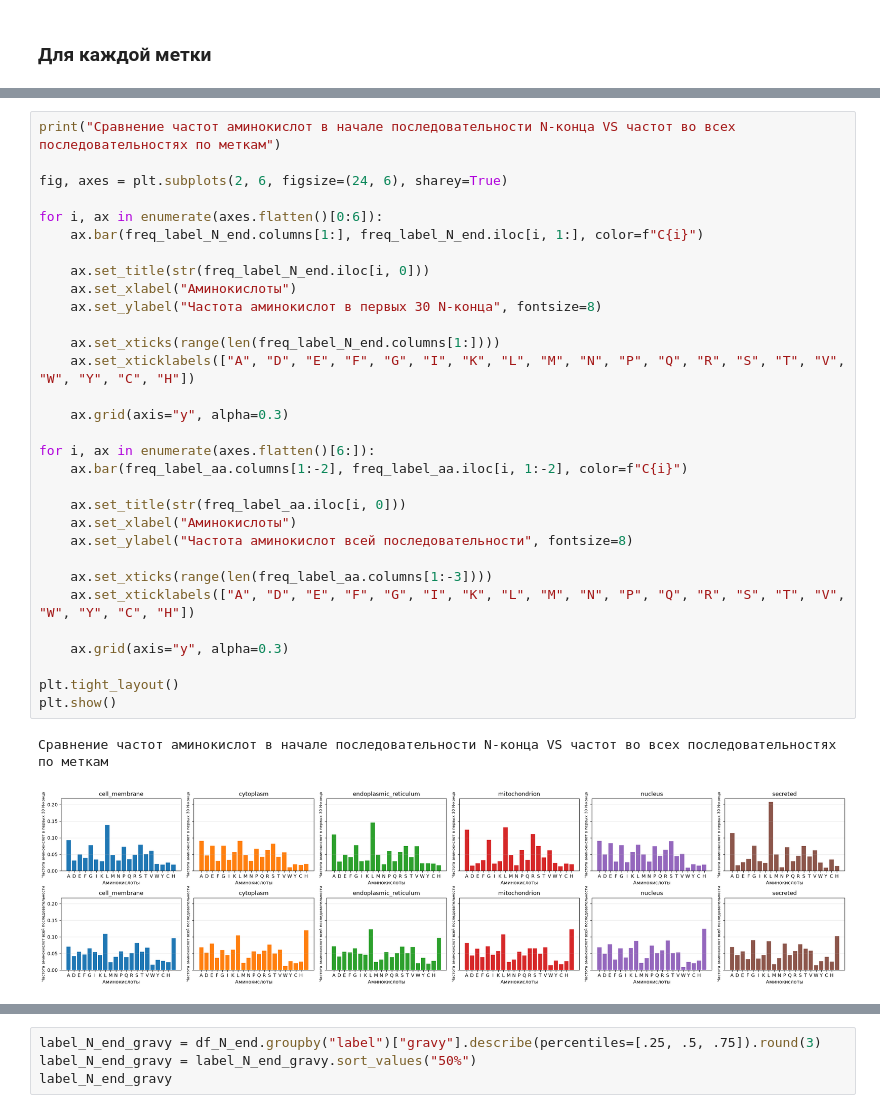
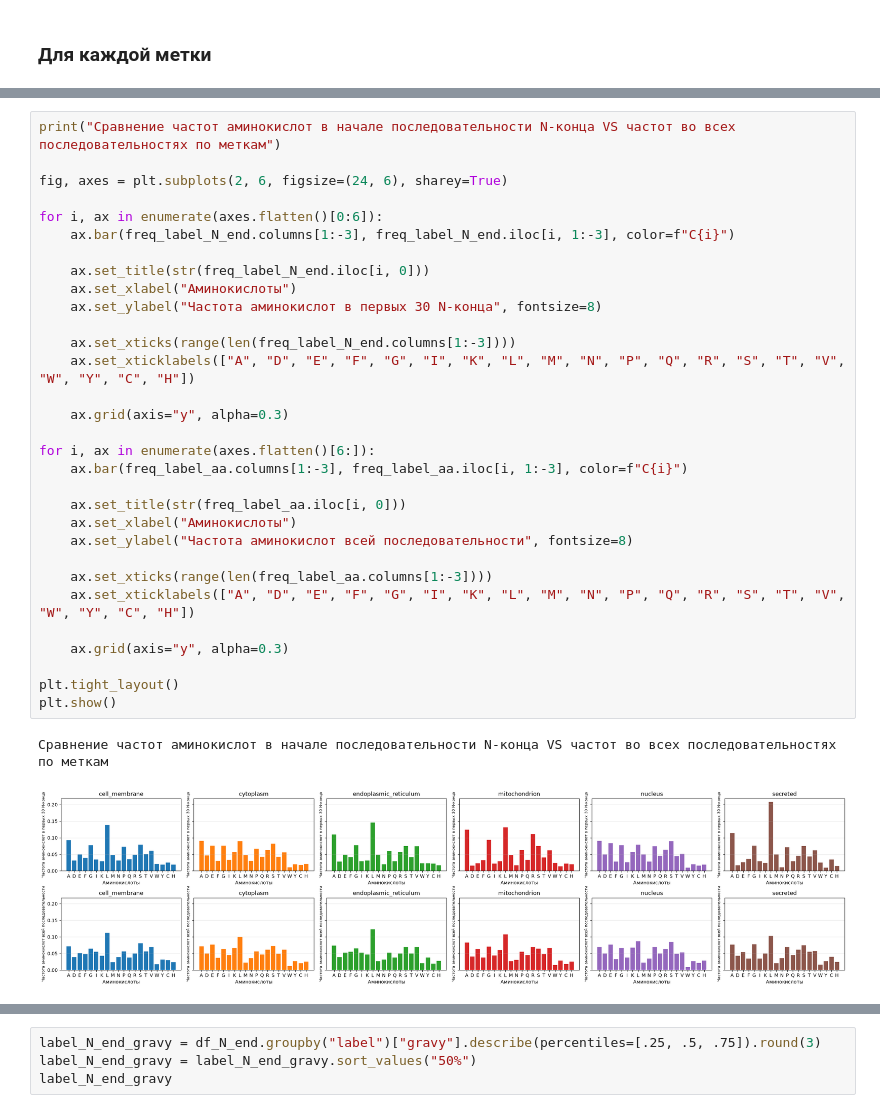
Before and after one commit to EnemyOfDeath7/protein-localization-project, a Jupyter notebook: notebooks/03_eda.ipynb, the cells around one changed output, grey strips where cells are left out. Saved outputs shown, nothing was run; the diff lists cells and outputs as text.

```diff
--- a/notebooks/03_eda.ipynb
+++ b/notebooks/03_eda.ipynb
@@ -672,35 +672,35 @@ freq_label_N_end
 # %%
 print("Сравнение частот аминокислот в начале последовательности N-конца VS частот во всех последовательностях по меткам")
 
 fig, axes = plt.subplots(2, 6, figsize=(24, 6), sharey=True)
 
 for i, ax in enumerate(axes.flatten()[0:6]):
-    ax.bar(freq_label_N_end.columns[1:], freq_label_N_end.iloc[i, 1:], color=f"C{i}")
+    ax.bar(freq_label_N_end.columns[1:-3], freq_label_N_end.iloc[i, 1:-3], color=f"C{i}")
 
     ax.set_title(str(freq_label_N_end.iloc[i, 0]))
     ax.set_xlabel("Аминокислоты")
     ax.set_ylabel("Частота аминокислот в первых 30 N-конца", fontsize=8)
 
-    ax.set_xticks(range(len(freq_label_N_end.columns[1:])))
+    ax.set_xticks(range(len(freq_label_N_end.columns[1:-3])))
     ax.set_xticklabels(["A", "D", "E", "F", "G", "I", "K", "L", "M", "N", "P", "Q", "R", "S", "T", "V", "W", "Y", "C", "H"])
 
     ax.grid(axis="y", alpha=0.3)
 
 for i, ax in enumerate(axes.flatten()[6:]):
-    ax.bar(freq_label_aa.columns[1:-2], freq_label_aa.iloc[i, 1:-2], color=f"C{i}")
+    ax.bar(freq_label_aa.columns[1:-3], freq_label_aa.iloc[i, 1:-3], color=f"C{i}")
 
     ax.set_title(str(freq_label_aa.iloc[i, 0]))
     ax.set_xlabel("Аминокислоты")
     ax.set_ylabel("Частота аминокислот всей последовательности", fontsize=8)
 
     ax.set_xticks(range(len(freq_label_aa.columns[1:-3])))
     ax.set_xticklabels(["A", "D", "E", "F", "G", "I", "K", "L", "M", "N", "P", "Q", "R", "S", "T", "V", "W", "Y", "C", "H"])
 
     ax.grid(axis="y", alpha=0.3)
 
 plt.tight_layout()
 plt.show()
 # %% [output]
 Сравнение частот аминокислот в начале последовательности N-конца VS частот во всех последовательностях по меткам
-[figure, old version]
+[figure, new version]
 # %% [markdown]
```
Also changed, not shown: parts of 21 cells of this notebook.
